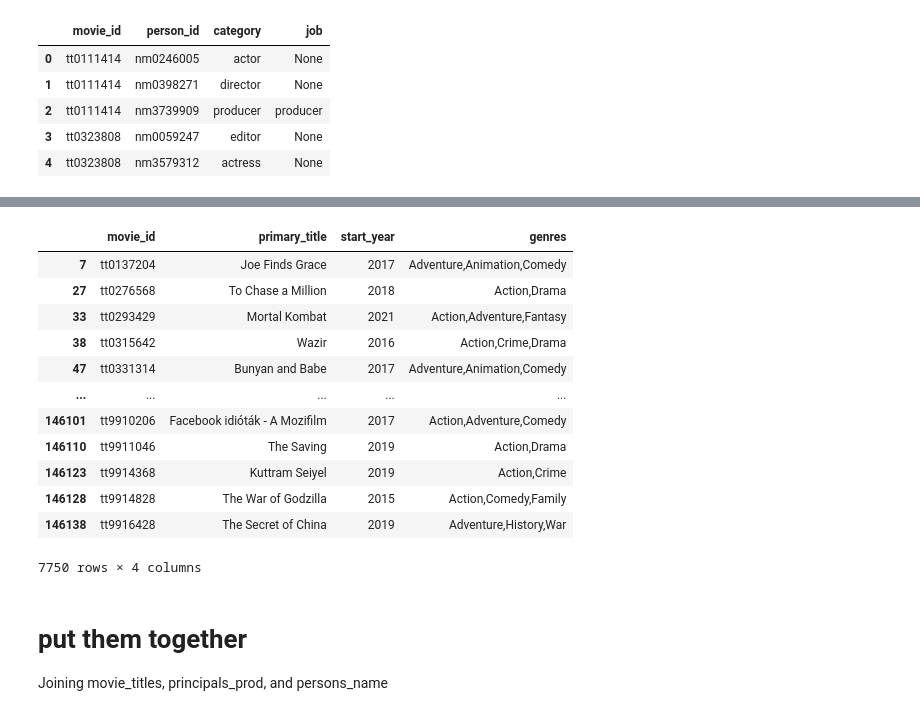
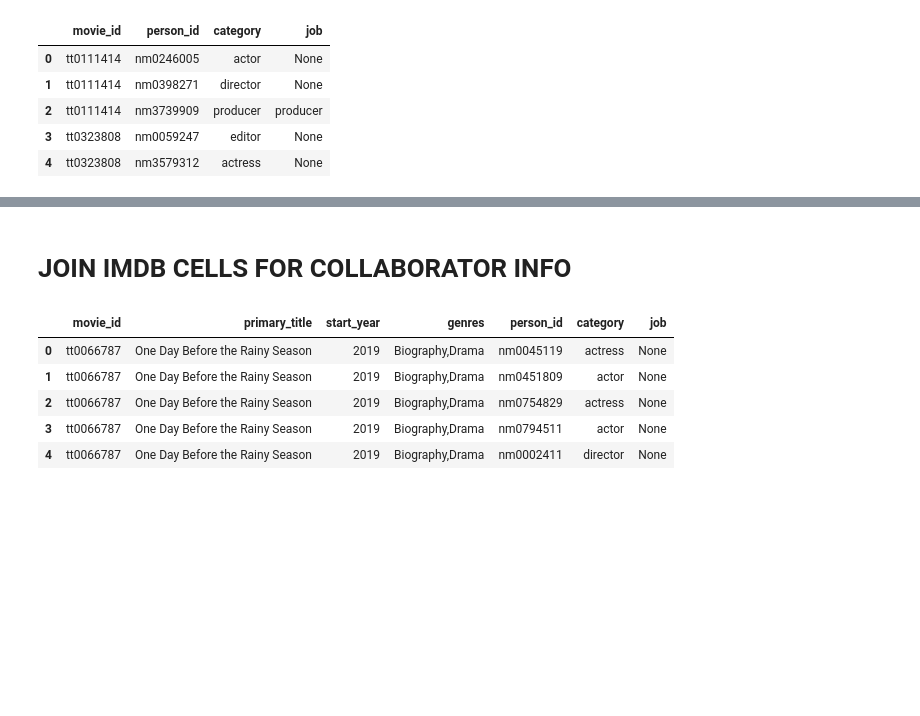
Before and after one commit to jswec/Microsoft-Pitch, a Jupyter notebook: notebooks/Leo Notebook 2.ipynb, the cells around one changed output, grey strips where cells are left out. Drawn from its saved outputs; the diff is of its cells as text; code cells hidden in the pictures; blank space fills up the shorter version.

Commit message:
adding main database folder and imdb cleaned data

```diff
--- a/notebooks/Leo Notebook 2.ipynb
+++ b/notebooks/Leo Notebook 2.ipynb
@@ -134,22 +129,15 @@ filtering based on name seems off
-# %%
-movie_titles_action = movie_titles.dropna()
-movie_titles_action = movie_titles_action[(movie_titles_action["genres"].str.contains('Action')) | (movie_titles_action["genres"].str.contains('Adventure'))]
-movie_titles_action
-# %% [output]
-|  | movie_id | primary_title | start_year | genres |
-| 7 | tt0137204 | Joe Finds Grace | 2017 | Adventure,Animation,Comedy |
-| 27 | tt0276568 | To Chase a Million | 2018 | Action,Drama |
-| 33 | tt0293429 | Mortal Kombat | 2021 | Action,Adventure,Fantasy |
-| 38 | tt0315642 | Wazir | 2016 | Action,Crime,Drama |
-| 47 | tt0331314 | Bunyan and Babe | 2017 | Adventure,Animation,Comedy |
-| ... | ... | ... | ... | ... |
-| 146101 | tt9910206 | Facebook idióták - A Mozifilm | 2017 | Action,Adventure,Comedy |
-| 146110 | tt9911046 | The Saving | 2019 | Action,Drama |
-| 146123 | tt9914368 | Kuttram Seiyel | 2019 | Action,Crime |
-| 146128 | tt9914828 | The War of Godzilla | 2015 | Action,Comedy,Family |
-| 146138 | tt9916428 | The Secret of China | 2019 | Adventure,History,War |
-7750 rows × 4 columns
-# %% [markdown]
-# put them together
-
-Joining movie_titles, principals_prod, and persons_name
+# %% [markdown]
+# JOIN IMDB CELLS FOR COLLABORATOR INFO
+# %%
+collaborators_raw = movie_titles.merge(principals_prod,
+                                       left_on='movie_id',
+                                       right_on = 'movie_id',
+                                       how ='inner')
+collaborators_raw.head()
+# %% [output]
+|  | movie_id | primary_title | start_year | genres | person_id | category | job |
+| 0 | tt0066787 | One Day Before the Rainy Season | 2019 | Biography,Drama | nm0045119 | actress | None |
+| 1 | tt0066787 | One Day Before the Rainy Season | 2019 | Biography,Drama | nm0451809 | actor | None |
+| 2 | tt0066787 | One Day Before the Rainy Season | 2019 | Biography,Drama | nm0754829 | actress | None |
+| 3 | tt0066787 | One Day Before the Rainy Season | 2019 | Biography,Drama | nm0794511 | actor | None |
+| 4 | tt0066787 | One Day Before the Rainy Season | 2019 | Biography,Drama | nm0002411 | director | None |
```
Also changed, not shown: parts of 13 cells of this notebook, 7 other files.
